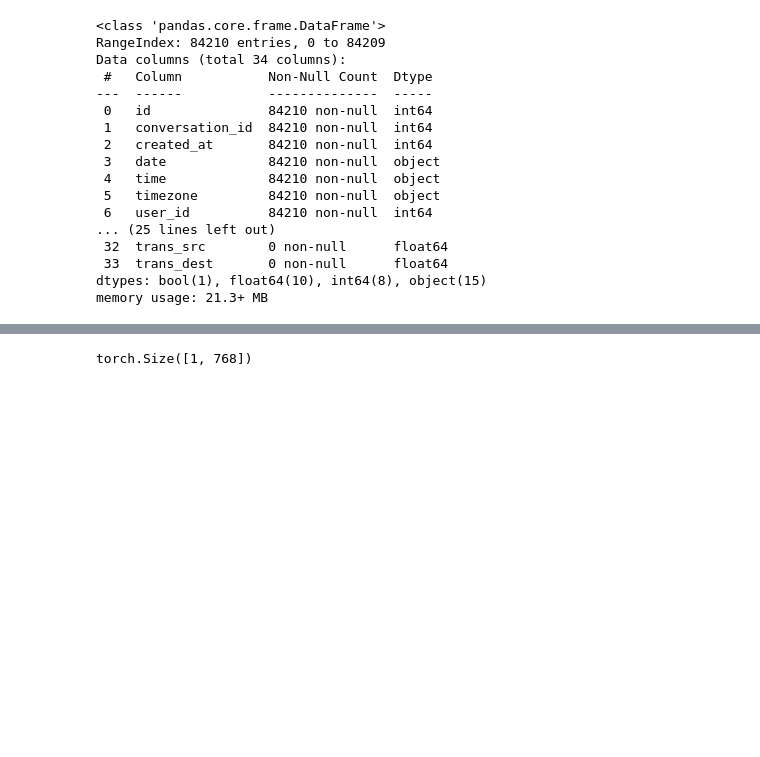
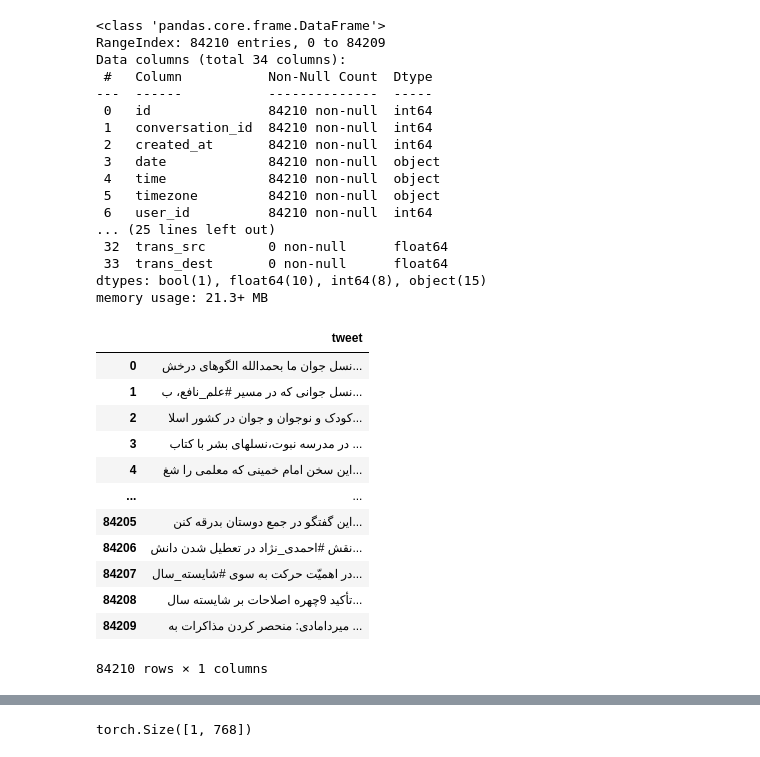
Before and after one commit to AmirJlr/NLP-FUM, a Jupyter notebook: Hands On/perisan_tweets_fast_clustering.ipynb, the cells around one changed output, grey strips where cells are left out. Drawn from its saved outputs; the diff is of its cells as text; code cells hidden in the pictures; blank space fills up the shorter version.

```diff
--- a/Hands On/perisan_tweets_fast_clustering.ipynb
+++ b/Hands On/perisan_tweets_fast_clustering.ipynb
@@ -64,6 +70,22 @@ memory usage: 21.3+ MB
 tweets = tweets['tweet']
 # %%
 tweets = pd.DataFrame(tweets)
+# %%
+tweets
+# %% [output]
+|  | tweet |
+| 0 | نسل جوان ما بحمدالله الگوهای درخش... |
+| 1 | نسل جوانی که در مسیر #علم_نافع، ب... |
+| 2 | کودک و نوجوان و جوان در کشور اسلا... |
+| 3 | در مدرسه نبوت،نسلهای بشر با کتاب ... |
+| 4 | این سخن امام خمینی که معلمی را شغ... |
+| ... | ... |
+| 84205 | این گفتگو در جمع دوستان بدرقه کنن... |
+| 84206 | نقش #احمدی_نژاد در تعطیل شدن دانش... |
+| 84207 | در اهمیّت حرکت به سوی #شایسته_سال... |
+| 84208 | تأکید 9چهره اصلاحات بر شایسته سال... |
+| 84209 | میردامادی: منحصر کردن مذاکرات به ... |
+84210 rows × 1 columns
 # %%
 normalizer = Normalizer()
 
```
Also changed, not shown: parts of 11 cells of this notebook.
